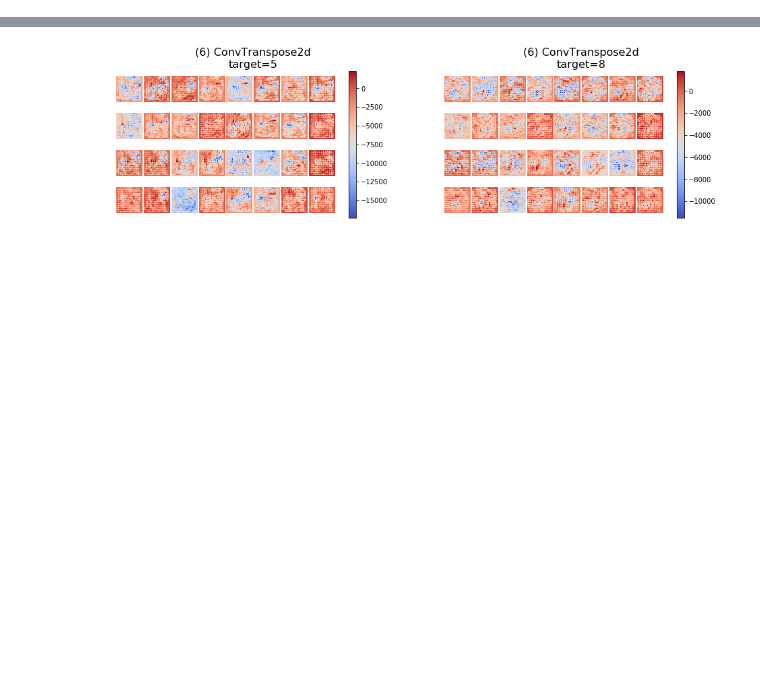
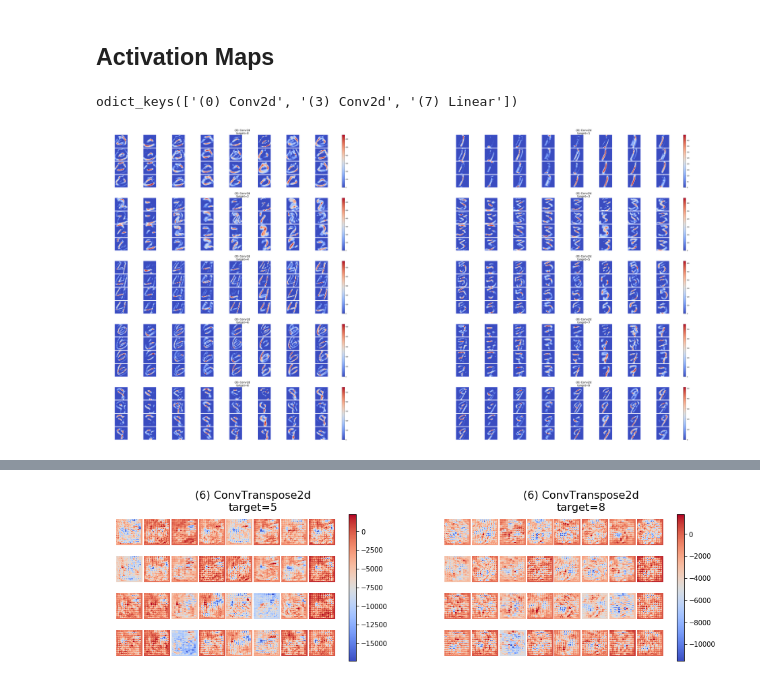
Before and after one commit to simonjisu/XAI, a Jupyter notebook: XAI.ipynb, the cells around one changed output, grey strips where cells are left out. Saved outputs shown, nothing was run; the diff lists cells and outputs as text; code cells hidden in the pictures; blank space fills up the shorter version.

```diff
--- a/XAI.ipynb
+++ b/XAI.ipynb
@@ -200,0 +99,52 @@ plt.show()
+# %%
+def draw_actmap(tensor, title, labels=None, vis_row=2, vis_channel=4, return_fig=False):
+    """
+    vis_row: related with batch
+    vis_channel: related with channel
+    """
+    tensor = tensor.detach()
+    B, C, H, W = tensor.size()
+    if C == 1:
+        fig_h, fig_w = (4*B, 4)
+        a, b = (1, 1)
+    else:
+        fig_h, fig_w = ((C//vis_channel)*B, vis_channel*B)
+        a, b = (vis_channel, C//vis_channel)
+
+    fig = plt.figure(figsize=(fig_h, fig_w))
+
+    o_grid = gridspec.GridSpec(vis_row, B//vis_row, wspace=0.2, hspace=0.2)
+    for k, o_g in enumerate(o_grid):
+        ax = fig.add_subplot(o_g)
+        if labels is not None:
+            t = title + f"\ntarget={labels[k]}"
+        else:
+            t = title
+        ax.set_title(t, fontsize=20)
+        ax.axis("off")
+
+        i_grid = gridspec.GridSpecFromSubplotSpec(a, b,
+                subplot_spec=o_g, wspace=0.05, hspace=0.05)
+
+        axes = []
+        for i, img in enumerate(tensor[k]):
+            ax = fig.add_subplot(i_grid[i])
+            im = ax.imshow(img, cmap="coolwarm")
+            ax.axis("off")
+            axes += [ax]
+        fig.colorbar(im, ax=axes, orientation='vertical')
+    plt.show()
+    if return_fig:
+        return fig
+# %% [markdown]
+## Activation Maps
+# %%
+model.activation_maps.keys()
+# %% [output]
+odict_keys(['(0) Conv2d', '(3) Conv2d', '(7) Linear'])
+# %%
+layer_name = "(0) Conv2d"
+act_map = model.activation_maps[layer_name]
+draw_actmap(act_map, layer_name, labels=labels, vis_row=5, vis_channel=4)
+# %% [output]
+[figure, added]
```
Also changed, not shown: parts of 33 cells of this notebook, 5 other files.
